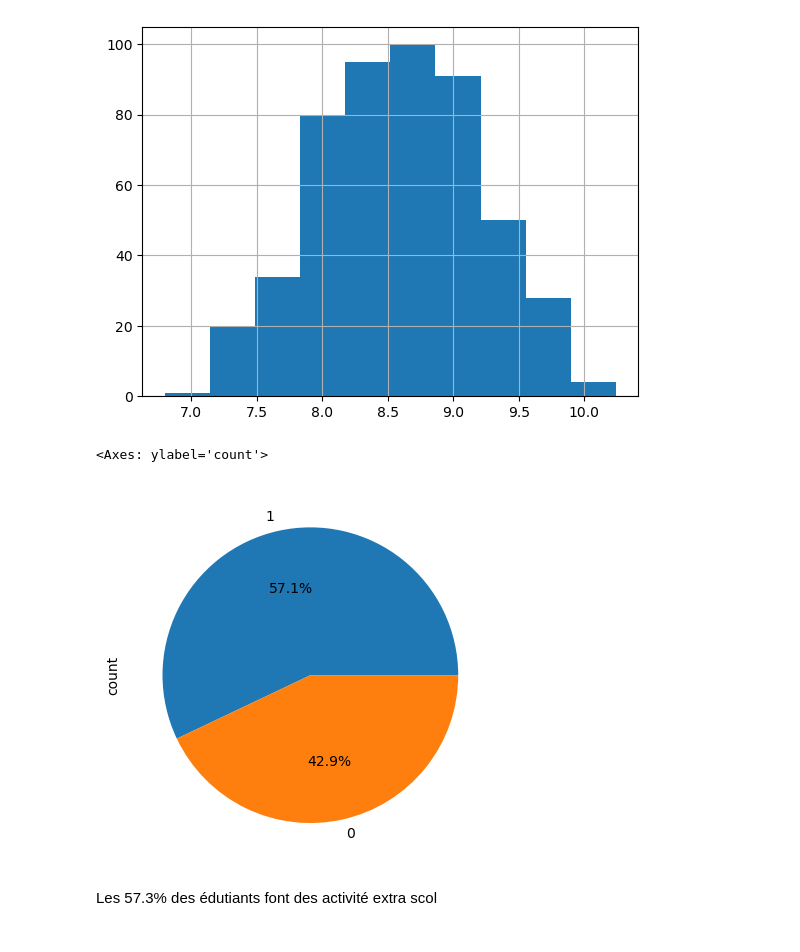
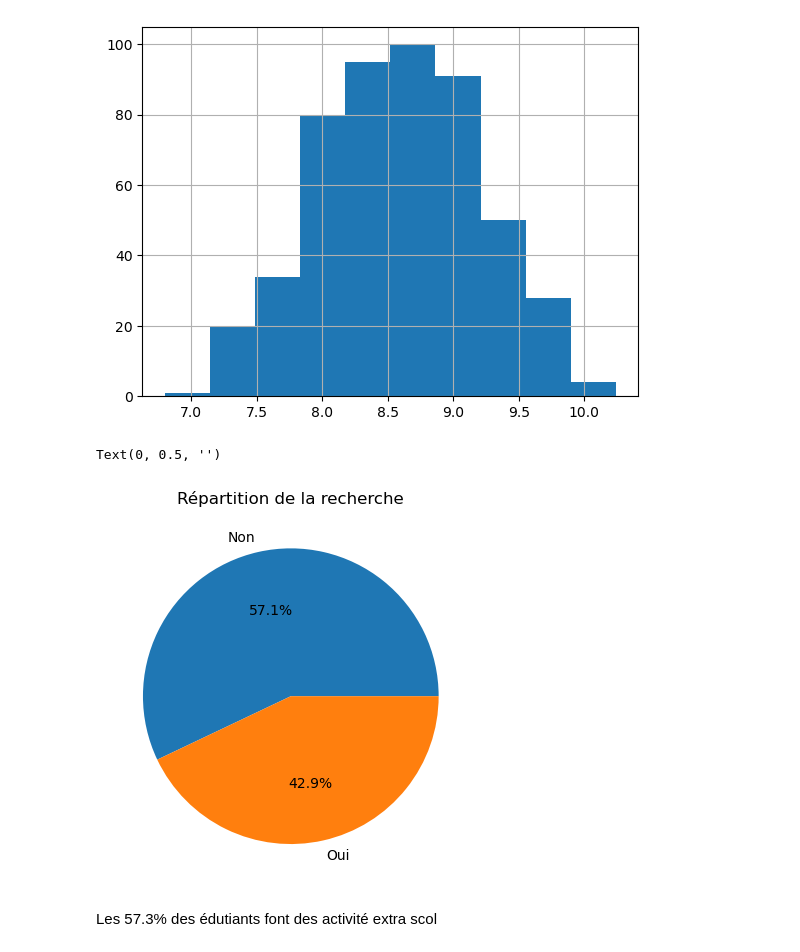
Before and after one commit to rasolonjanahary/Projet-de-fin-de-L2, a Jupyter notebook: APV_V2.ipynb, the cells around one changed output. Saved outputs shown, nothing was run; the diff lists cells and outputs as text; code cells hidden in the pictures.

```diff
--- a/APV_V2.ipynb
+++ b/APV_V2.ipynb
@@ -119,10 +119,16 @@ df_clean["CGPA"].hist()
 <Axes: >
 [figure]
 # %%
-df_clean["Research"].value_counts().plot(kind='pie', autopct='%1.1f%%')
+df_clean["Research"].value_counts().plot(
+    kind='pie',
+    autopct='%1.1f%%',
+    labels=['Non', 'Oui'],  # Remplace 0 par Non et 1 par Oui
+    title='Répartition de la recherche'  # Titre du graphique
+)
+plt.ylabel('')
 # %% [output]
-<Axes: ylabel='count'>
+Text(0, 0.5, '')
-[figure, old version]
+[figure, new version]
 # %% [markdown]
 Les 57.3% des édutiants font des activité extra scol
 # %%
```
Also changed, not shown: parts of 2 cells of this notebook, 20 other files.
